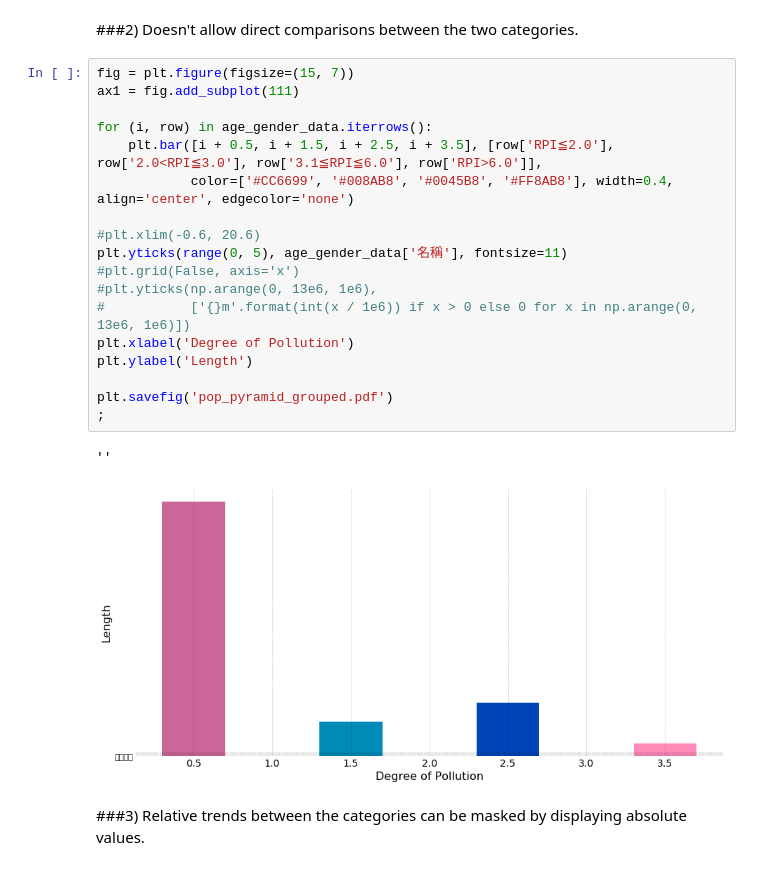
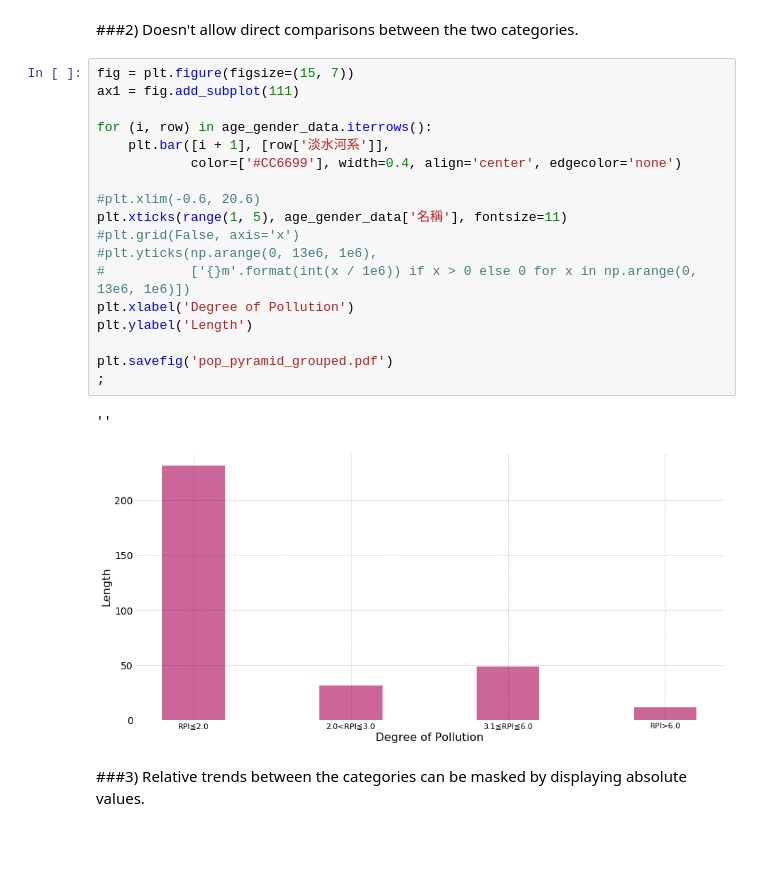
Before and after one commit to aesophor/DataScience, a Jupyter notebook: 01 Numerical/Rethinking the population pyramid.ipynb, the cells around one changed output. Saved outputs shown, nothing was run; the diff lists cells and outputs as text; blank space fills up the shorter version.

```diff
--- a/01 Numerical/Rethinking the population pyramid.ipynb
+++ b/01 Numerical/Rethinking the population pyramid.ipynb
@@ -56,24 +59,24 @@ plt.savefig('pop_pyramid_rotated.pdf')
 # %%
 fig = plt.figure(figsize=(15, 7))
 ax1 = fig.add_subplot(111)
 
 for (i, row) in age_gender_data.iterrows():
-    plt.bar([i + 0.5, i + 1.5, i + 2.5, i + 3.5], [row['RPI≦2.0'], row['2.0<RPI≦3.0'], row['3.1≦RPI≦6.0'], row['RPI>6.0']],
-            color=['#CC6699', '#008AB8', '#0045B8', '#FF8AB8'], width=0.4, align='center', edgecolor='none')
+    plt.bar([i + 1], [row['淡水河系']],
+            color=['#CC6699'], width=0.4, align='center', edgecolor='none')
 
 #plt.xlim(-0.6, 20.6)
-plt.yticks(range(0, 5), age_gender_data['名稱'], fontsize=11)
+plt.xticks(range(1, 5), age_gender_data['名稱'], fontsize=11)
 #plt.grid(False, axis='x')
 #plt.yticks(np.arange(0, 13e6, 1e6),
 #           ['{}m'.format(int(x / 1e6)) if x > 0 else 0 for x in np.arange(0, 13e6, 1e6)])
 plt.xlabel('Degree of Pollution')
 plt.ylabel('Length')
 
 plt.savefig('pop_pyramid_grouped.pdf')
 ;
 # %% [output]
 ''
-[figure, old version]
+[figure, new version]
 # %% [markdown]
 ###3) Relative trends between the categories can be masked by displaying absolute values.
 # %%
```
Also changed, not shown: parts of 2 cells of this notebook, 1 other file.
